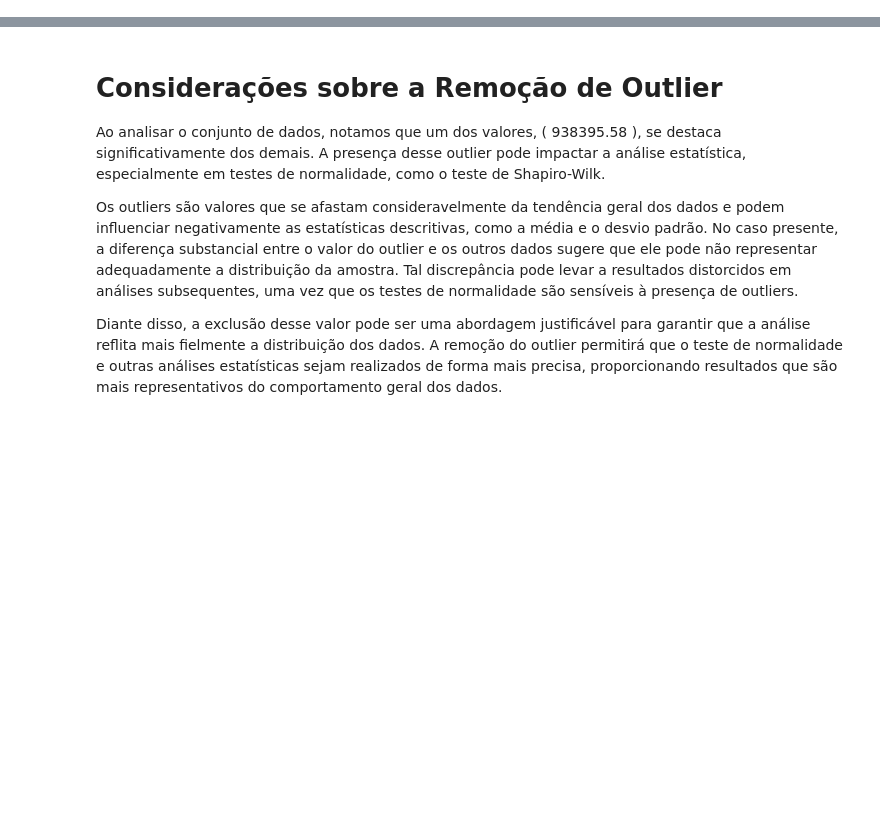
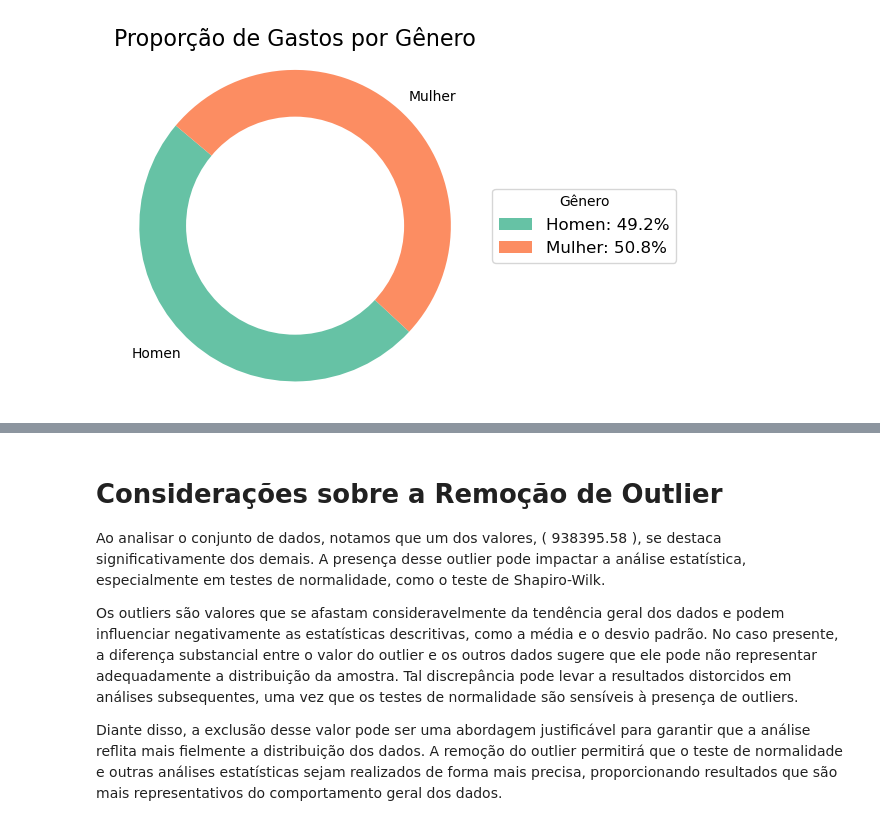
Before and after one commit to CesarMancioSilva/poo_monte_carlo, a Jupyter notebook: csv_file.ipynb, the cells around one changed output, grey strips where cells are left out. Cells and saved outputs as stored; diff of their text form; code cells hidden in the pictures; blank space fills up the shorter version.

```diff
--- a/csv_file.ipynb
+++ b/csv_file.ipynb
@@ -157,0 +183,30 @@ Adicionando coluna "Faixa de Valor" ao Dataframe
+# %%
+# Agrupar os dados por gênero e somar as transações
+gastos_por_genero = data.groupby('Gender')['Transaction Amount'].sum()
+
+# Criar gráfico de pizza
+plt.figure(figsize=(6, 4))
+colors = ['#66c2a5', '#fc8d62']  # Definindo cores personalizadas
+plt.pie(gastos_por_genero, labels=gastos_por_genero.index, autopct=None, startangle=140, colors=colors)
+
+# Adicionar um círculo no centro para dar um efeito de donut
+centre_circle = plt.Circle((0, 0), 0.70, fc='white')
+fig = plt.gcf()
+fig.gca().add_artist(centre_circle)
+
+# Melhorar o layout do gráfico
+plt.title('Proporção de Gastos por Gênero', fontsize=16)
+plt.axis('equal')  # Assegura que o gráfico fique como um círculo
+
+# Calcular proporções para a legenda
+proporcoes = (gastos_por_genero / gastos_por_genero.sum()) * 100
+labels = [f'{gender}: {proporcao:.1f}%' for gender, amount, proporcao in zip(gastos_por_genero.index, gastos_por_genero, proporcoes)]
+
+# Criar legenda fora do gráfico
+plt.legend(labels, loc='center left', bbox_to_anchor=(1, 0, 0.5, 1), title='Gênero', fontsize=12)
+
+# Exibir o gráfico
+plt.tight_layout()
+plt.show()
+# %% [output]
+[figure, added]
```
Also changed, not shown: parts of 20 cells of this notebook, 2 other files.
